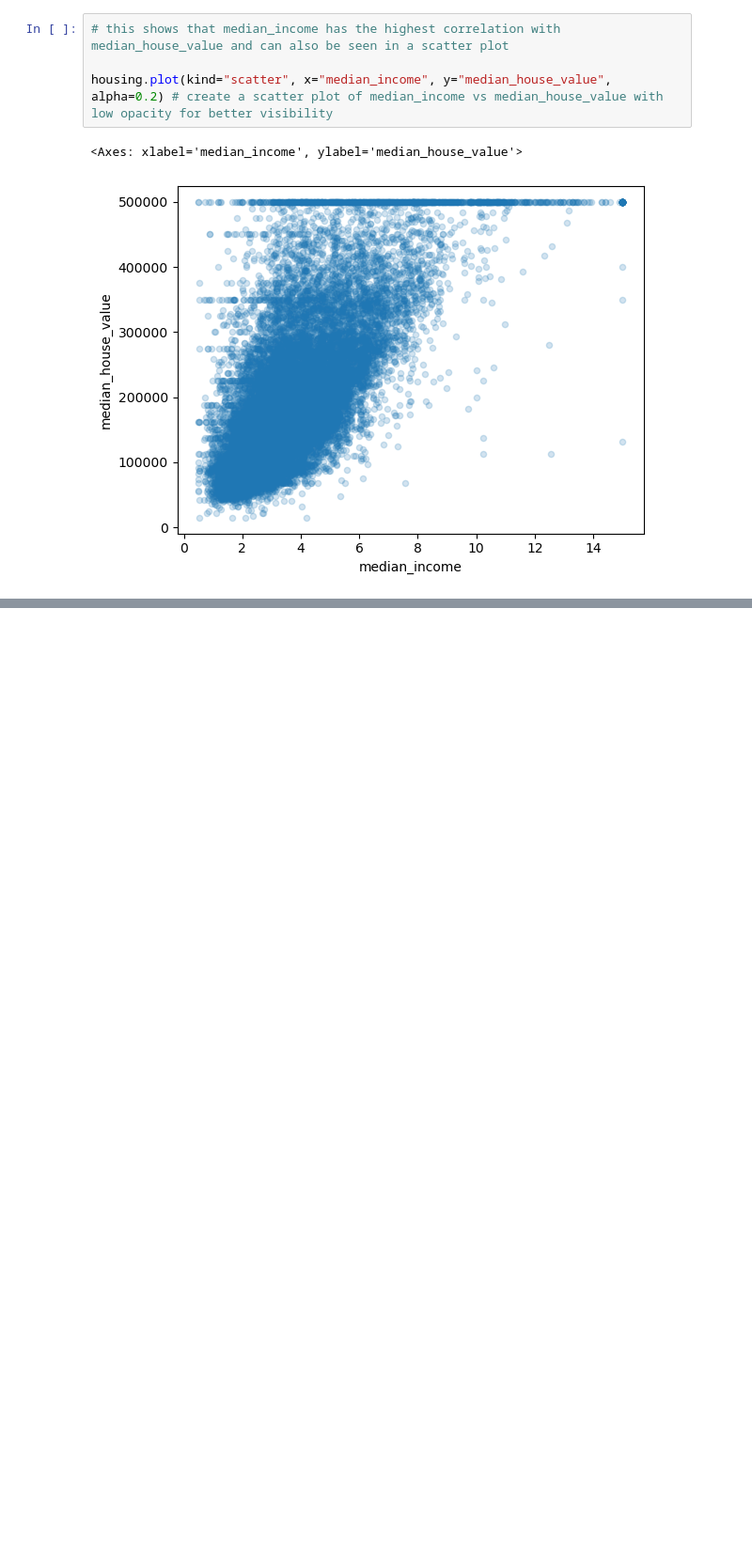
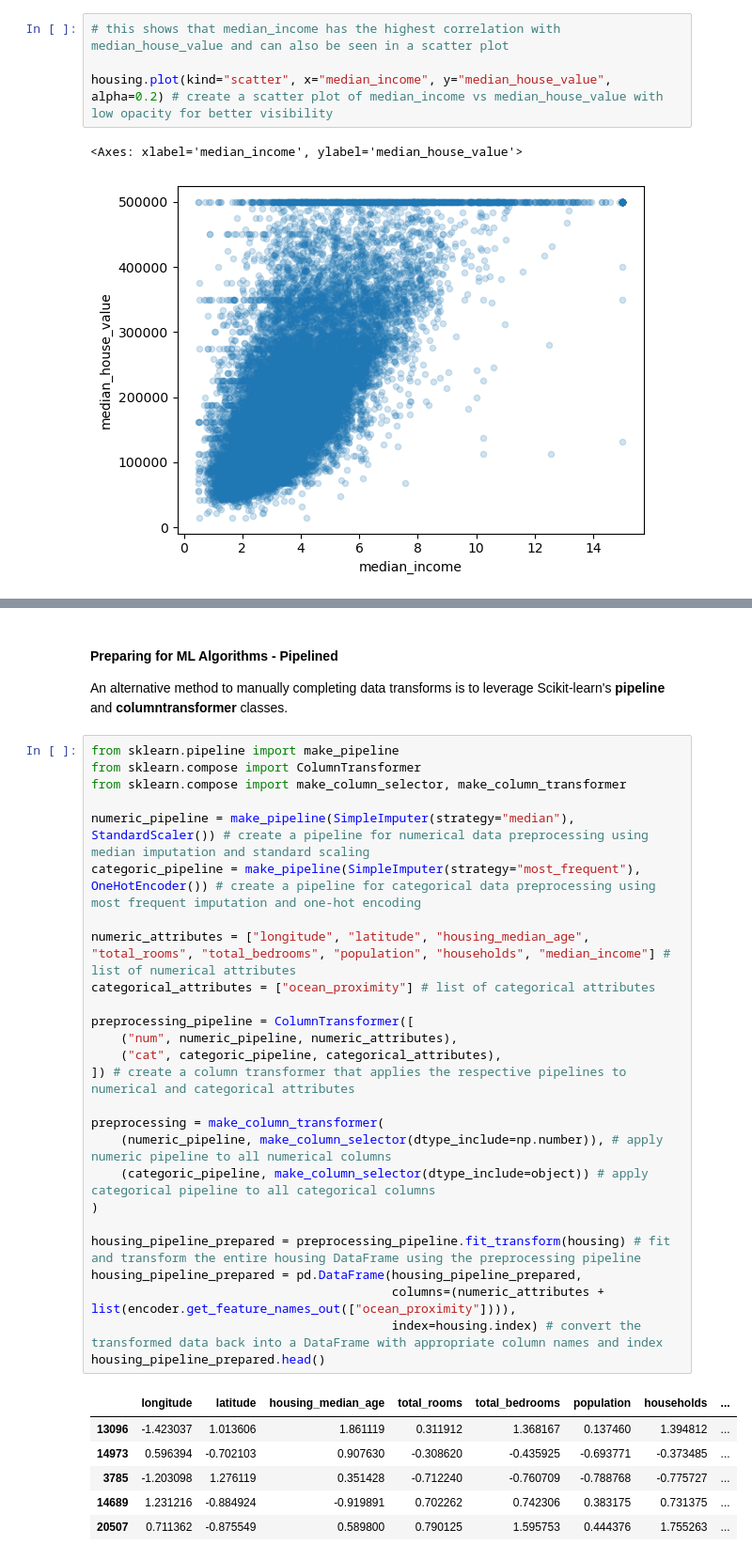
Before and after one commit to PatThompson1306/homl_california_housing, a Jupyter notebook: california_housing.ipynb, the cells around one changed output, grey strips where cells are left out. Shown at 94% size. Drawn from its saved outputs; the diff is of its cells as text; blank space fills up the shorter version.

Commit message:
Pre-processing (pipeline vs non-pipeline)

```diff
--- a/california_housing.ipynb
+++ b/california_housing.ipynb
@@ -199,0 +367,37 @@ housing.plot(kind="scatter", x="median_income", y="median_house_value", alpha=0.
+# %% [markdown]
+<h4><strong>Preparing for ML Algorithms - Pipelined</strong></h4>
+
+An alternative method to manually completing data transforms is to leverage Scikit-learn's <strong>pipeline</strong> and <strong>columntransformer</strong> classes.
+# %%
+from sklearn.pipeline import make_pipeline
+from sklearn.compose import ColumnTransformer
+from sklearn.compose import make_column_selector, make_column_transformer
+
+numeric_pipeline = make_pipeline(SimpleImputer(strategy="median"), StandardScaler()) # create a pipeline for numerical data preprocessing using median imputation and standard scaling
+categoric_pipeline = make_pipeline(SimpleImputer(strategy="most_frequent"), OneHotEncoder()) # create a pipeline for categorical data preprocessing using most frequent imputation and one-hot encoding
+
+numeric_attributes = ["longitude", "latitude", "housing_median_age", "total_rooms", "total_bedrooms", "population", "households", "median_income"] # list of numerical attributes
+categorical_attributes = ["ocean_proximity"] # list of categorical attributes
+
+preprocessing_pipeline = ColumnTransformer([
+    ("num", numeric_pipeline, numeric_attributes),
+    ("cat", categoric_pipeline, categorical_attributes),
+]) # create a column transformer that applies the respective pipelines to numerical and categorical attributes
+
+preprocessing = make_column_transformer(
+    (numeric_pipeline, make_column_selector(dtype_include=np.number)), # apply numeric pipeline to all numerical columns
+    (categoric_pipeline, make_column_selector(dtype_include=object)) # apply categorical pipeline to all categorical columns
+)
+
+housing_pipeline_prepared = preprocessing_pipeline.fit_transform(housing) # fit and transform the entire housing DataFrame using the preprocessing pipeline
+housing_pipeline_prepared = pd.DataFrame(housing_pipeline_prepared,
+                                         columns=(numeric_attributes + list(encoder.get_feature_names_out(["ocean_proximity"]))),
+                                         index=housing.index) # convert the transformed data back into a DataFrame with appropriate column names and index
+housing_pipeline_prepared.head()
+# %% [output]
+|  | longitude | latitude | housing_median_age | total_rooms | total_bedrooms | population | households | ... |
+| 13096 | -1.423037 | 1.013606 | 1.861119 | 0.311912 | 1.368167 | 0.137460 | 1.394812 | ... |
+| 14973 | 0.596394 | -0.702103 | 0.907630 | -0.308620 | -0.435925 | -0.693771 | -0.373485 | ... |
+| 3785 | -1.203098 | 1.276119 | 0.351428 | -0.712240 | -0.760709 | -0.788768 | -0.775727 | ... |
+| 14689 | 1.231216 | -0.884924 | -0.919891 | 0.702262 | 0.742306 | 0.383175 | 0.731375 | ... |
+| 20507 | 0.711362 | -0.875549 | 0.589800 | 0.790125 | 1.595753 | 0.444376 | 1.755263 | ... |
```
Also changed, not shown: parts of 17 cells of this notebook.
